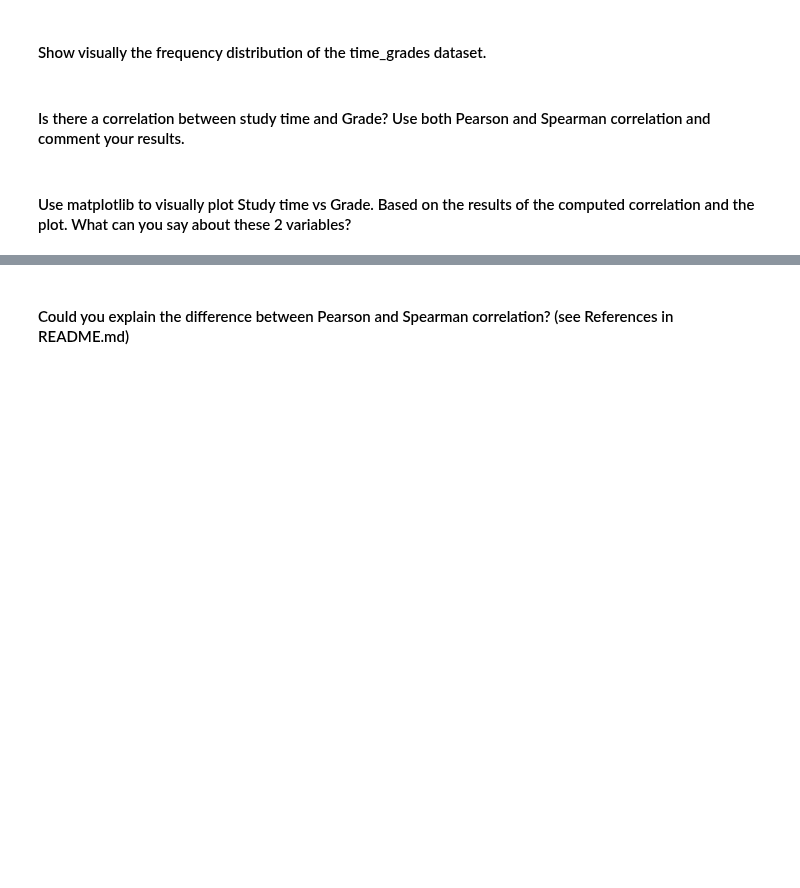
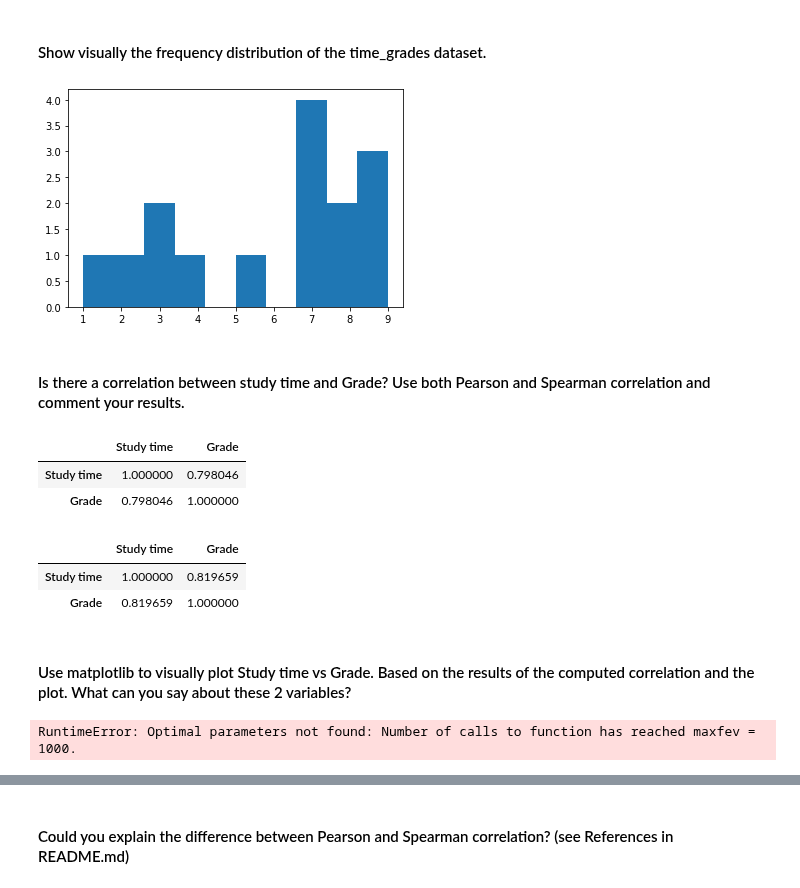
Before and after one commit to ta-data-lis/lab-pivot-table-and-correlation, a Jupyter notebook: your_code/main.ipynb, the cells around one changed output, grey strips where cells are left out. Saved outputs shown, nothing was run; the diff lists cells and outputs as text; code cells hidden in the pictures; blank space fills up the shorter version.

```diff
--- a/your_code/main.ipynb
+++ b/your_code/main.ipynb
@@ -366,0 +361,3 @@ cor_fit.sort_values('Steps')
+# %%
+time_grades = pd.read_csv('data/Time_Grades.csv')
+time_grades
@@ -371,2 +383,7 @@ cor_fit.sort_values('Steps')
+# %%
+plt.hist(time_grades['Grade'])
+plt.show()
+# %% [output]
+[figure, added]
 # %% [markdown]
 #### Is there a correlation between study time and Grade? Use both Pearson and Spearman correlation and comment your results.
@@ -375,2 +390,14 @@ cor_fit.sort_values('Steps')
+# %%
+time_grades.corr(method='pearson')
+# %% [output]
+|  | Study time | Grade |
+| Study time | 1.000000 | 0.798046 |
+| Grade | 0.798046 | 1.000000 |
+# %%
+time_grades.corr(method='spearman')
+# %% [output]
+|  | Study time | Grade |
+| Study time | 1.000000 | 0.819659 |
+| Grade | 0.819659 | 1.000000 |
 # %% [markdown]
 #### Use matplotlib to visually plot Study time vs Grade. Based on the results of the computed correlation and the plot. What can you say about these 2 variables?
@@ -378,0 +413,8 @@ cor_fit.sort_values('Steps')
+# %%
+y = time_grades['Study time']
+x = time_grades['Grade']
+
+popt, pcov= curve_fit(exponential, x,y)
+print(popt)
+# %% [output]
+RuntimeError: Optimal parameters not found: Number of calls to function has reached maxfev = 1000.
```
Also changed, not shown: parts of 9 cells of this notebook.
